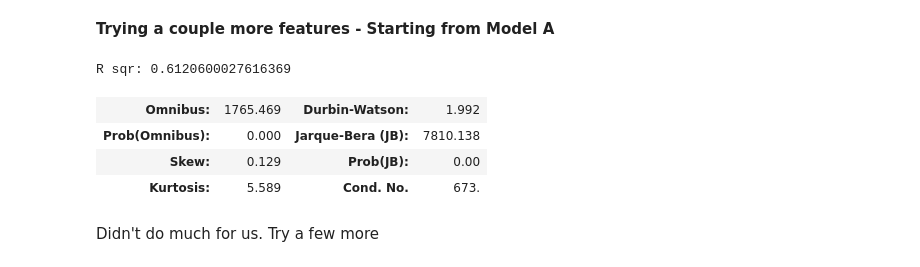
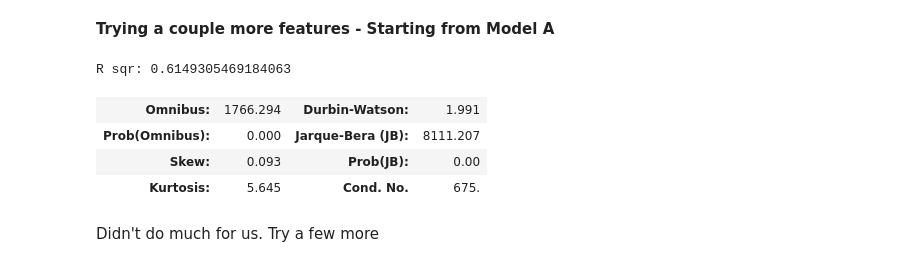
Before and after one commit to ilanhaskel/Real_Estate_Sale_Price_Predictor, a Jupyter notebook: eda_Nate_2.ipynb, the cells around one changed output. Drawn from its saved outputs; the diff is of its cells as text; code cells hidden in the pictures.

```diff
--- a/eda_Nate_2.ipynb
+++ b/eda_Nate_2.ipynb
@@ -36,10 +36,3 @@ def scale_numberical_cols(df, cols_to_scale):
 ### EDA - Baseline OLS Model - v2
 #### Trying a new baseline model to get better model statistics.
 - Just sqrt_foot living vs target of price
-# %%
-df = pd.read_csv('data/kc_house_data.csv')
-
-x = sm.add_constant(df[['sqft_living']])
-y = df['price']
-model = sm.OLS(y, x).fit()
-model.summary()
@@ -96,6 +61,7 @@ def mapping_hasX(row):
 
 df = drop_outliers(df, 'sqft_living').reset_index(drop=True)
 df = drop_outliers(df, 'price').reset_index(drop=True)
+
 df = df.dropna().reset_index(drop=True)
 
 
@@ -103,7 +69,8 @@ df['date_year'] = df['date'].apply(pd.to_datetime)
 df['date_year'] = df['date_year'].dt.year
 df['date_year']
 df['age_when_sold'] = df['date_year'] - df['yr_built']
-df['age_when_sold']
+df = drop_outliers(df, 'age_when_sold').reset_index(drop=True)
+
 
 # Continuous numbers
 #df['sqft_living']
@@ -328,24 +295,24 @@ r sqr: 0.6190943016797948
 # %% [markdown]
 **Trying a couple more features - Starting from Model A**
 # %%
-x = df[['sqft_living', 'sqft_lot_less_living']]
+x = df[['sqft_living', 'sqft_lot_less_living', 'age_when_sold']]
 ohe_cols = ['city','waterfront', 'has_basement', 'has_garage', 'has_patio','was_renovated']
 
 ohe = OneHotEncoder(drop='first')
 ohe.fit(df[ohe_cols])
 ohe_all = pd.DataFrame(ohe.transform(df[ohe_cols]).todense(),columns=ohe.get_feature_names())
 X_cat = pd.concat([x,ohe_all], axis=1)
 model = sm.OLS(y, sm.add_constant(X_cat)).fit()
 
 s = model.summary();
 print("R sqr:", model.rsquared)
 s.tables[2]
 # %% [output]
-R sqr: 0.6120600027616369
+R sqr: 0.6149305469184063
-| Omnibus: | 1765.469 | Durbin-Watson: | 1.992 |
-| Prob(Omnibus): | 0.000 | Jarque-Bera (JB): | 7810.138 |
-| Skew: | 0.129 | Prob(JB): | 0.00 |
-| Kurtosis: | 5.589 | Cond. No. | 673. |
+| Omnibus: | 1766.294 | Durbin-Watson: | 1.991 |
+| Prob(Omnibus): | 0.000 | Jarque-Bera (JB): | 8111.207 |
+| Skew: | 0.093 | Prob(JB): | 0.00 |
+| Kurtosis: | 5.645 | Cond. No. | 675. |
 # %% [markdown]
 Didn't do much for us.  Try a few more
 # %% [markdown]
```
Also changed, not shown: parts of 3 cells of this notebook, 1 other file.
